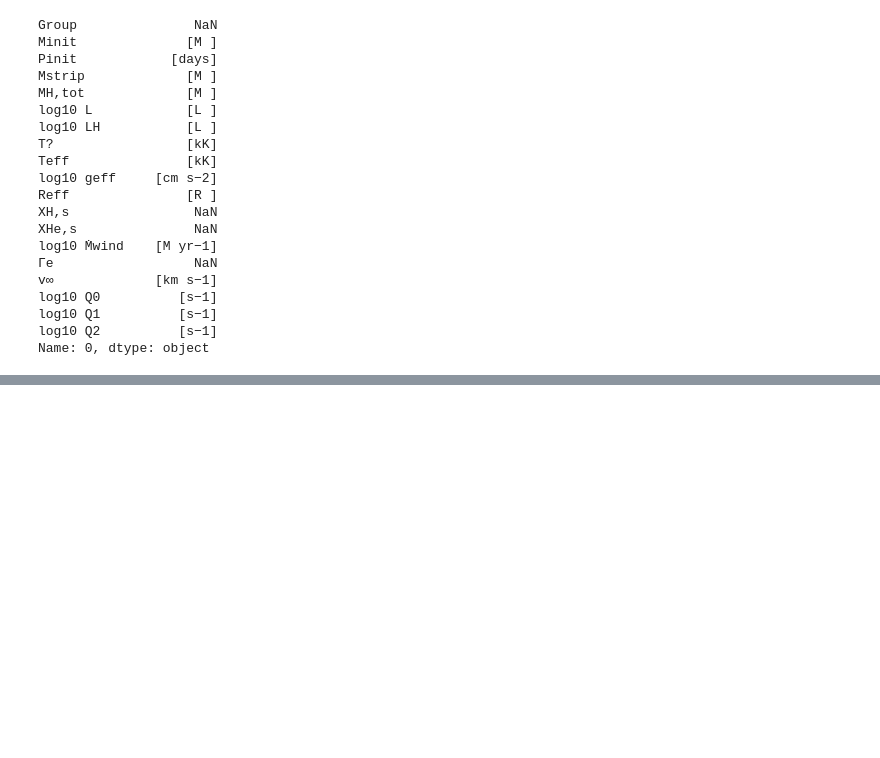
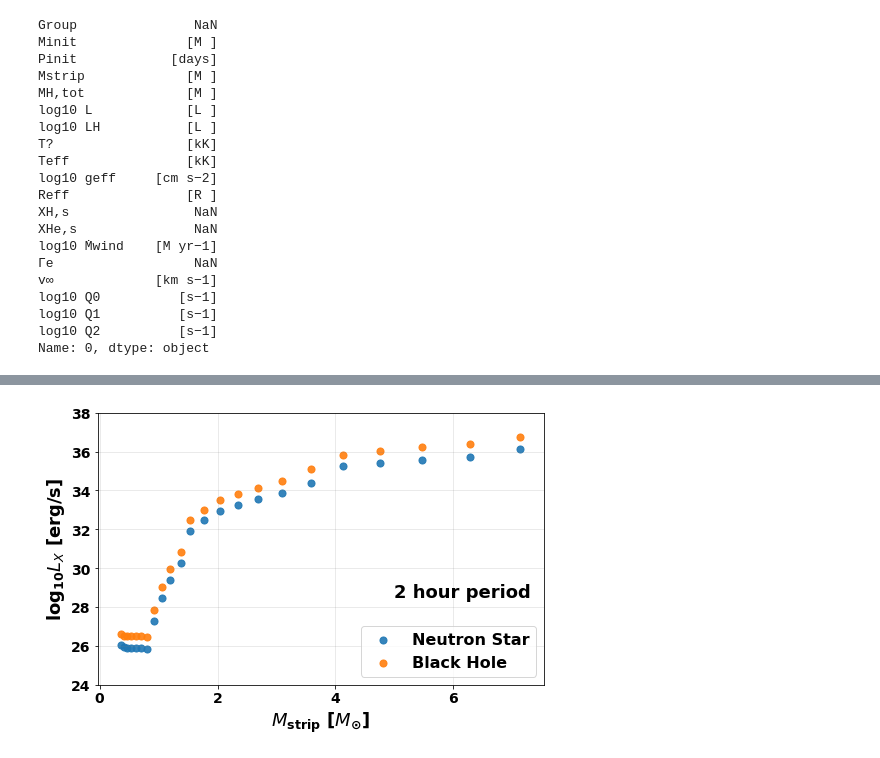
Before and after one commit to AstroLudwig/ChandraXrayBinaries, a Jupyter notebook: XrayLuminosity.ipynb, the cells around one changed output, grey strips where cells are left out. Saved outputs shown, nothing was run; the diff lists cells and outputs as text; code cells hidden in the pictures; blank space fills up the shorter version.

```diff
--- a/XrayLuminosity.ipynb
+++ b/XrayLuminosity.ipynb
@@ -423,0 +443,22 @@ findfont: Font family ['serif'] not found. Falling back to DejaVu Sans.
+# %%
+# For a period of 2 hours
+
+single_period = 2 / 24
+
+sXray = xray(df,single_period)
+
+fig = plt.figure(figsize=(8,5))
+
+plt.scatter(sXray.M_stripped / const.M_sun,np.log10(sXray.neutron_star_luminosity.value),label="Neutron Star",s=50,alpha=0.9)
+plt.scatter(sXray.M_stripped / const.M_sun,np.log10(sXray.black_hole_luminosity.value),label="Black Hole",s=50,alpha=0.9)
+#plt.scatter(m_stripped,white_dwarf_l,label="White Dwarf")
+
+plt.xlabel("$M_{\\mathrm{strip}}$ [$M_{\\odot}$]",fontsize=18)
+plt.ylabel("$\\log_{10} L_X$ [erg/s]",fontsize=18)
+plt.text(5,28.5,"2 hour period",fontsize=18)
+plt.xticks(fontsize=14)
+plt.yticks(ticks=[24,26,28,30,32,34,36,38],fontsize=14)
+plt.legend(fontsize=16,loc="lower right")
+plt.grid(c="gray", alpha=0.2)
+# %% [output]
+[figure, added]
```
Also changed, not shown: parts of 10 cells of this notebook, 2 other files.
